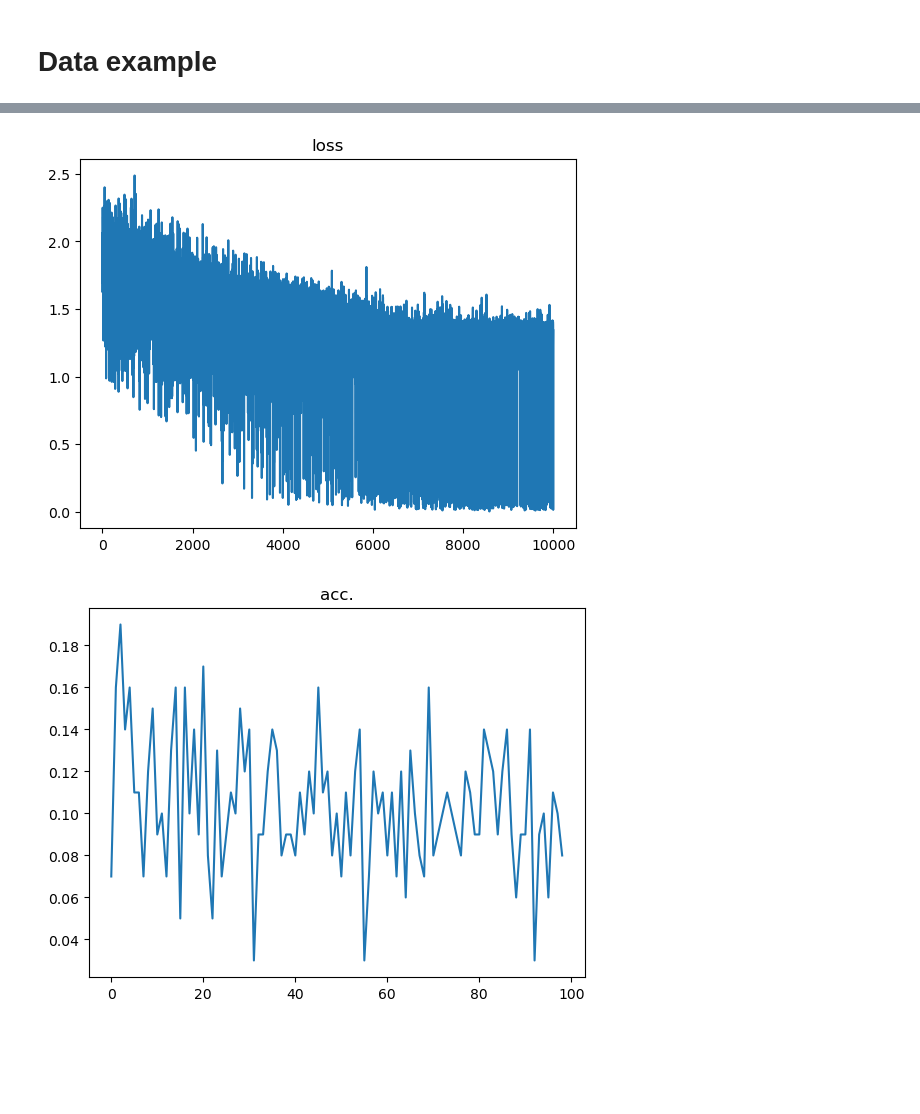
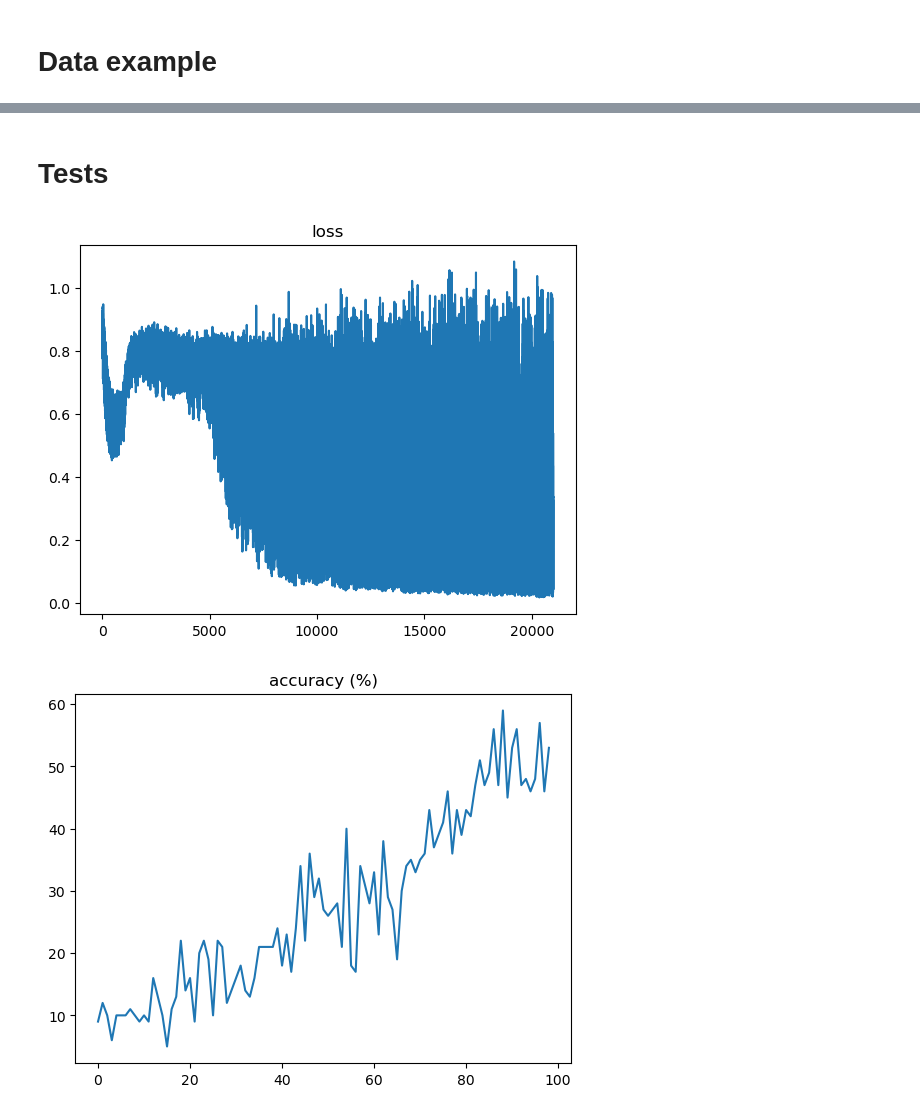
Before and after one commit to VahidFaraji/firstgroup, a Jupyter notebook: notebooks/FNN.ipynb, the cells around one changed output, grey strips where cells are left out. Cells and saved outputs as stored; diff of their text form; code cells hidden in the pictures; blank space fills up the shorter version.

```diff
--- a/notebooks/FNN.ipynb
+++ b/notebooks/FNN.ipynb
@@ -372,31 +376,43 @@ class NeuralNetwork:
         #     "z2": z2, "a2": a2
         # }
         # return a2
+# %% [markdown]
+# Tests
 # %%
 data=loader.get_train_data()
 model=NeuralNetwork(784, [30, 30], 10, "sigmoid")
 loss=[]
 loops=10000
 guess=[]
-for i in range(loops):
+for i in range(loops//10):
     datapoint=np.random.randint(0, 50000)
     x=data[0][datapoint].reshape((784,1 ))
     y=model.forward(x)
     correct=np.zeros((10, 1));correct[data[1][datapoint]]=1
     guess.append(np.argmax(y._data)==data[1][datapoint])
     L=(y-correct)**2
     loss.append(np.linalg.norm(L._data)) #for plotting
     L.backward()
-    L.step(-0.001)
-plt.plot([i for i in range(loops)], loss)
+    L.step(0.001)
+for i in range(loops*2):
+    datapoint=np.random.randint(0, 50000)
+    x=data[0][datapoint].reshape((784,1 ))
+    y=model.forward(x)
+    correct=np.zeros((10, 1));correct[data[1][datapoint]]=1
+    guess.append(np.argmax(y._data)==data[1][datapoint])
+    L=(y-correct)**2
+    loss.append(np.linalg.norm(L._data)) #for plotting
+    L.backward()
+    L.step(0.01)
+plt.plot([i for i in range(len(loss))], loss)
 plt.title("loss")
 plt.show()
 acc=[]
 for i in range(0, loops-100, 100):
-    acc.append(np.sum(guess[i:i+100])/100)
+    acc.append(np.sum(guess[i:i+100]))
 plt.plot([i for i in range(len(acc))], acc)
-plt.title("acc.")
+plt.title("accuracy (%)")
 plt.show()
 # %% [output]
-[figure, old version]
+[figure, new version]
-[figure, old version]
+[figure, new version]
```
Also changed, not shown: parts of 5 cells of this notebook.
